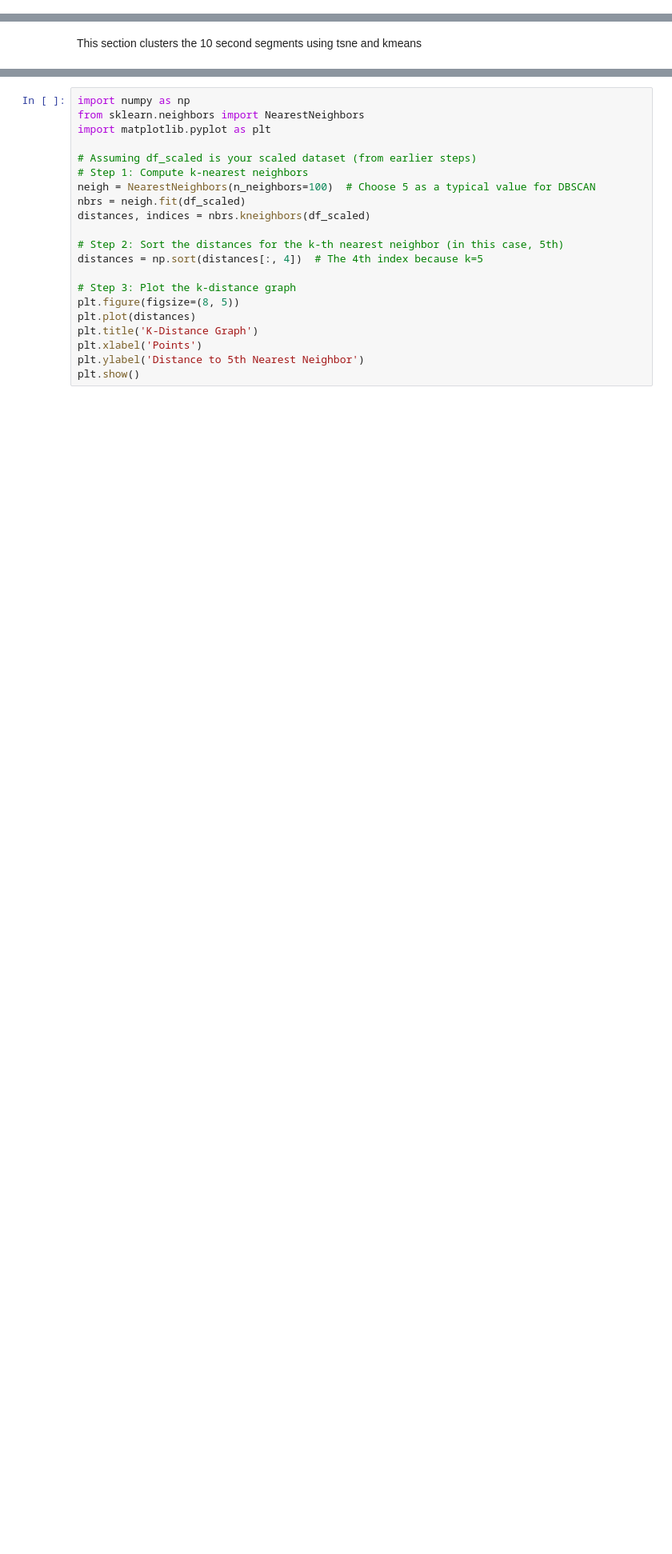
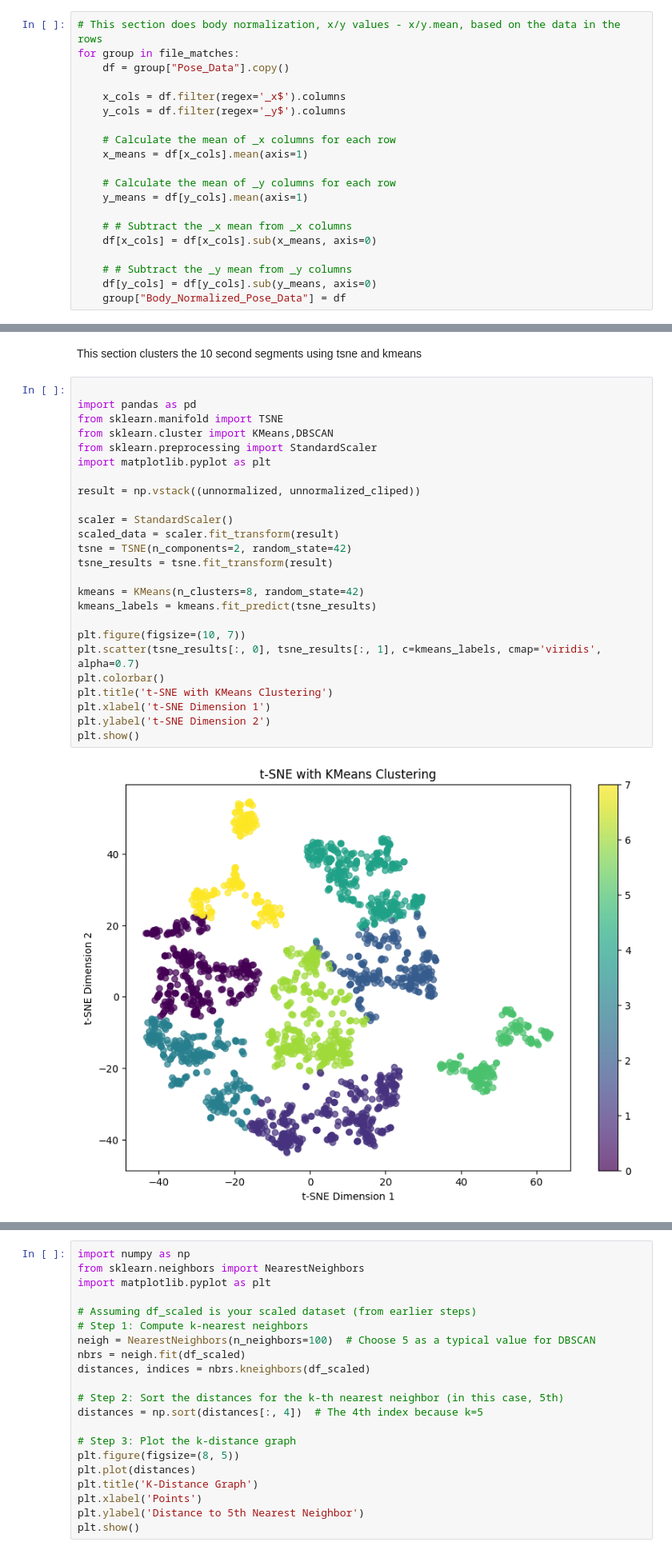
Before and after one commit to ThomasScottWhite/RatAnalysis, a Jupyter notebook: RatClustering/clustering.ipynb, the cells around one changed output, grey strips where cells are left out. Shown: that part at 80% size. Saved outputs shown, nothing was run; the diff lists cells and outputs as text; blank space fills up the shorter version.

```diff
--- a/RatClustering/clustering.ipynb
+++ b/RatClustering/clustering.ipynb
@@ -39,0 +143,20 @@ for file in csv_list:
+# %%
+# This section does body normalization, x/y values - x/y.mean, based on the data in the rows
+for group in file_matches:
+    df = group["Pose_Data"].copy()
+
+    x_cols = df.filter(regex='_x$').columns
+    y_cols = df.filter(regex='_y$').columns
+
+    # Calculate the mean of _x columns for each row
+    x_means = df[x_cols].mean(axis=1)
+
+    # Calculate the mean of _y columns for each row
+    y_means = df[y_cols].mean(axis=1)
+
+    # # Subtract the _x mean from _x columns
+    df[x_cols] = df[x_cols].sub(x_means, axis=0)
+
+    # # Subtract the _y mean from _y columns
+    df[y_cols] = df[y_cols].sub(y_means, axis=0)
+    group["Body_Normalized_Pose_Data"] = df
@@ -92,3 +284,30 @@ time_intervals = np.array(time_intervals)
 # %% [markdown]
 This section clusters the 10 second segments using tsne and kmeans
+# %%
+
+import pandas as pd
+from sklearn.manifold import TSNE
+from sklearn.cluster import KMeans,DBSCAN
+from sklearn.preprocessing import StandardScaler
+import matplotlib.pyplot as plt
+
+result = np.vstack((unnormalized, unnormalized_cliped))
+
+scaler = StandardScaler()
+scaled_data = scaler.fit_transform(result)
+tsne = TSNE(n_components=2, random_state=42)
+tsne_results = tsne.fit_transform(result)
+
+kmeans = KMeans(n_clusters=8, random_state=42)
+kmeans_labels = kmeans.fit_predict(tsne_results)
+
+plt.figure(figsize=(10, 7))
+plt.scatter(tsne_results[:, 0], tsne_results[:, 1], c=kmeans_labels, cmap='viridis', alpha=0.7)
+plt.colorbar()
+plt.title('t-SNE with KMeans Clustering')
+plt.xlabel('t-SNE Dimension 1')
+plt.ylabel('t-SNE Dimension 2')
+plt.show()
+# %% [output]
+[figure, added]
 # %%
```
Also changed, not shown: parts of 25 cells of this notebook, 2 other files.
